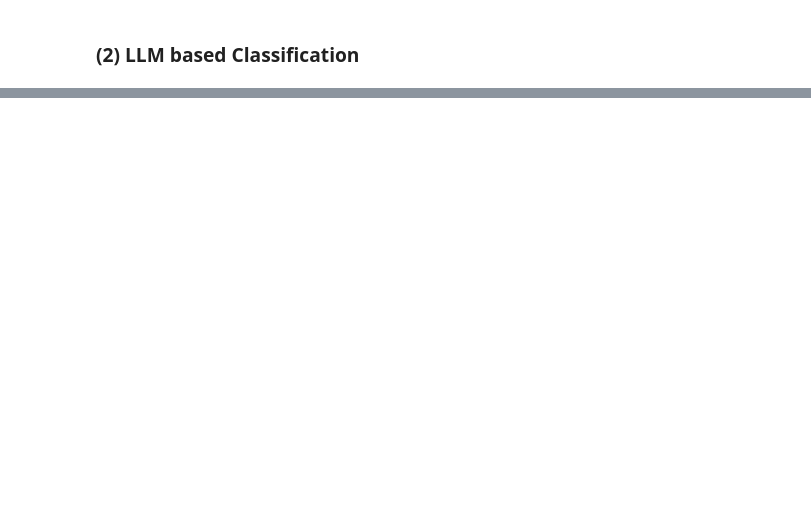
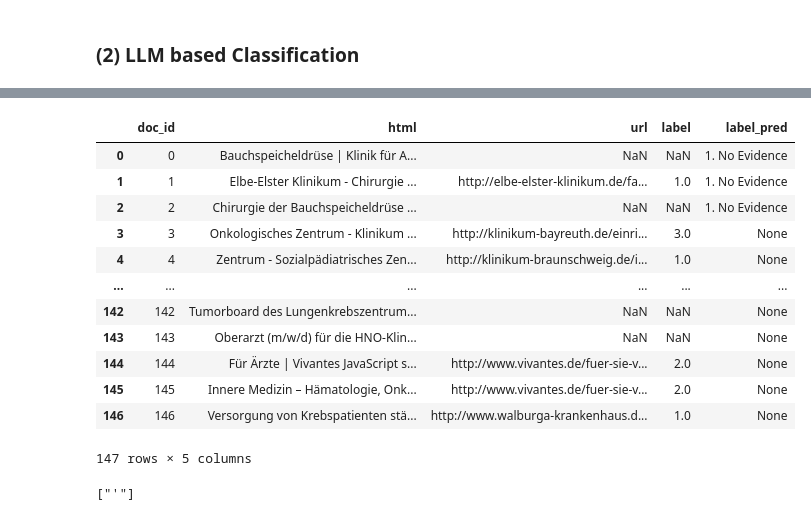
Before and after one commit to J-ZW-Wang/ss_data_project, a Jupyter notebook: PeakData_Keyword_Detection_on_Websites/Keyword Detection on websites.ipynb, the cells around one changed output, grey strips where cells are left out. Saved outputs shown, nothing was run; the diff lists cells and outputs as text; code cells hidden in the pictures; blank space fills up the shorter version.

```diff
--- a/PeakData_Keyword_Detection_on_Websites/Keyword Detection on websites.ipynb
+++ b/PeakData_Keyword_Detection_on_Websites/Keyword Detection on websites.ipynb
@@ -60,0 +64,2 @@ res
+# %%
+pipe = pipeline("text-generation", model="meta-llama/Llama-3.2-1B-Instruct")
@@ -60,0 +68,35 @@ res
+# %%
+max_new_tokens = 10
+
+for i in tqdm(range(htmldt.shape[0])):
+    # for i in tqdm(range(1)):
+    context = htmldt.iloc[i]["html"]
+
+    QA_Input = [
+        {
+            "role": "user",
+            "content": f"""
+            You review text extracted from html webpages. The text are in German. Your response should be in English.
+            Tumor Board is a consilium of doctors (usually from different disciplines) discussing cancer cases in their departments.
+            Determine if the text is a tumor boards and return one of the 3 labels:
+            '1' (No Evidence): tumor boards are not mentioned on the page.
+            '2' (Medium confidence): tumor boards are mentioned, but the page is not completely dedicated to tumor board description.
+            '3' (High confidence): page is completely dedicated to the description of tumor board types and dates.
+            Your response is strictly limited to the three numbers: '1', '2', and '3'. Do not include any other text.
+            Only one label is expected.
+            You responses are strictly limited to {max_new_tokens} tokens.
+            The text extracted from the html webpage is: {context}
+            """,
+        },
+    ]
+
+    res = pipe(
+        QA_Input, max_new_tokens=max_new_tokens, pad_token_id=128001, temperature=0.001
+    )
+    label = next(
+        item["content"]
+        for item in res[0]["generated_text"]
+        if item["role"] == "assistant"
+    )
+
+    htmldt.loc[i, "label_pred"] = label
@@ -60,0 +121,20 @@ res
+# %%
+htmldt
+# %% [output]
+|  | doc_id | html | url | label | label_pred |
+| 0 | 0 | Bauchspeicheldrüse | Klinik für A... | NaN | NaN | 1. No Evidence |
+| 1 | 1 | Elbe-Elster Klinikum - Chirurgie ... | http://elbe-elster-klinikum.de/fa... | 1.0 | 1. No Evidence |
+| 2 | 2 | Chirurgie der Bauchspeicheldrüse ... | NaN | NaN | 1. No Evidence |
+| 3 | 3 | Onkologisches Zentrum - Klinikum ... | http://klinikum-bayreuth.de/einri... | 3.0 | None |
+| 4 | 4 | Zentrum - Sozialpädiatrisches Zen... | http://klinikum-braunschweig.de/i... | 1.0 | None |
+| ... | ... | ... | ... | ... | ... |
+| 142 | 142 | Tumorboard des Lungenkrebszentrum... | NaN | NaN | None |
+| 143 | 143 | Oberarzt (m/w/d) für die HNO-Klin... | NaN | NaN | None |
+| 144 | 144 | Für Ärzte | Vivantes JavaScript s... | http://www.vivantes.de/fuer-sie-v... | 2.0 | None |
+| 145 | 145 | Innere Medizin – Hämatologie, Onk... | http://www.vivantes.de/fuer-sie-v... | 2.0 | None |
+| 146 | 146 | Versorgung von Krebspatienten stä... | http://www.walburga-krankenhaus.d... | 1.0 | None |
+147 rows × 5 columns
+# %%
+[item["content"] for item in res[0]["generated_text"] if item["role"] == "assistant"]
+# %% [output]
+["'"]
```
Also changed, not shown: parts of 11 cells of this notebook, 2 other files.
